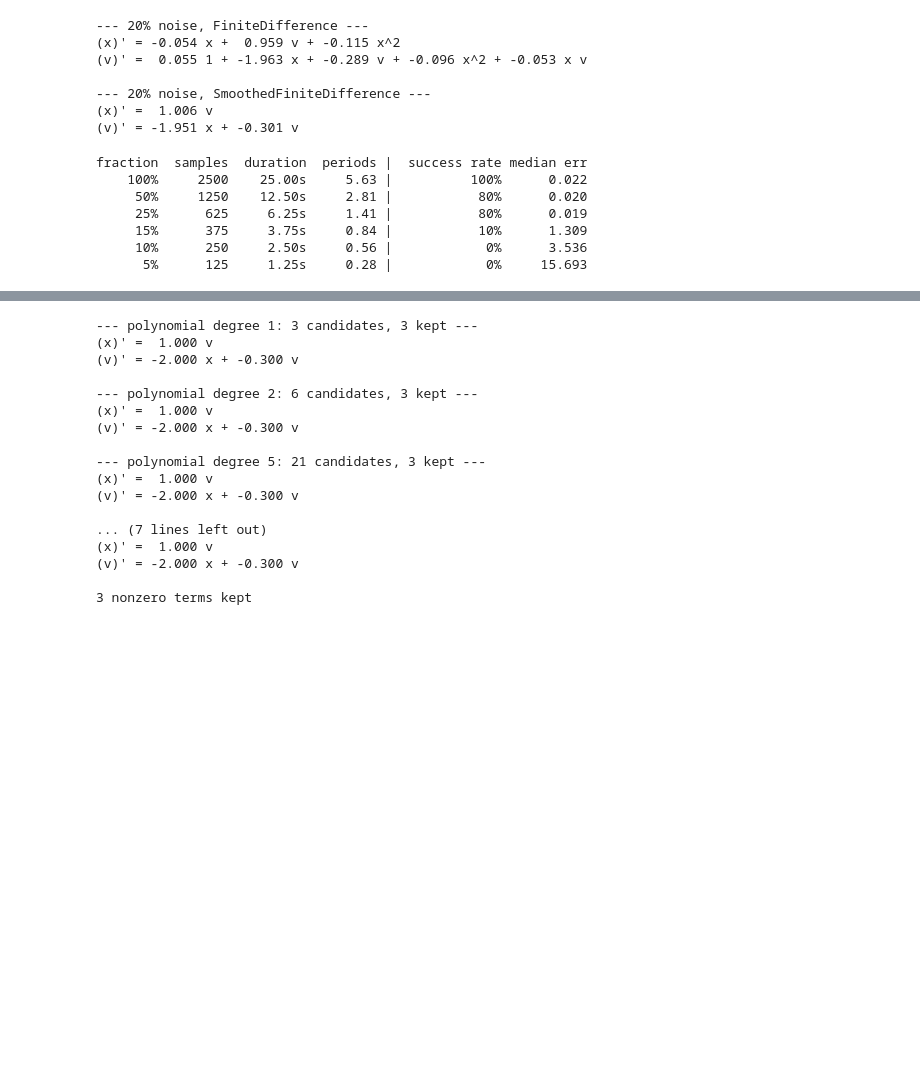
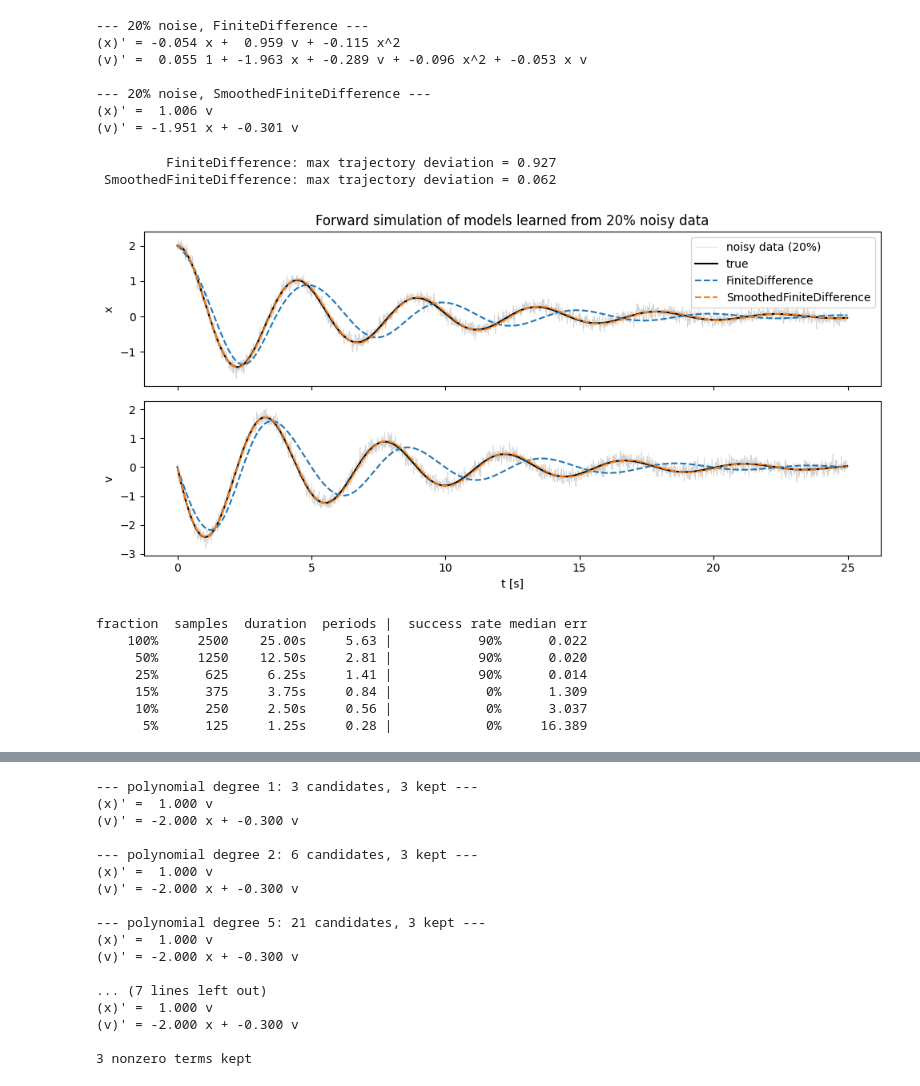
Before and after one commit to andreaprifti19/SINDy-Teaching-Usecases, a Jupyter notebook: notebooks/01_damped_oscillator.ipynb, the cells around one changed output, grey strips where cells are left out. Saved outputs shown, nothing was run; the diff lists cells and outputs as text; code cells hidden in the pictures; blank space fills up the shorter version.

```diff
--- a/notebooks/01_damped_oscillator.ipynb
+++ b/notebooks/01_damped_oscillator.ipynb
@@ -203,6 +203,31 @@ fit_sindy(X_noisy, diff_method=smoothed).print()
 --- 20% noise, SmoothedFiniteDifference ---
 (x)' =  1.006 v
 (v)' = -1.951 x + -0.301 v
+# %%
+# Do the models learned from noisy data still *predict* correctly?
+# Simulate the 20%-noise models forward and compare with the true trajectory.
+X_noisy = X + rng.normal(0, 0.20 * X.std(axis=0), X.shape)
+models = {"FiniteDifference": fit_sindy(X_noisy),
+          "SmoothedFiniteDifference": fit_sindy(X_noisy, diff_method=smoothed)}
+
+fig, ax = plt.subplots(2, 1, figsize=(10, 5), sharex=True)
+for i, name in enumerate(["x", "v"]):
+    ax[i].plot(t, X_noisy[:, i], color="lightgray", lw=0.5, label="noisy data (20%)")
+    ax[i].plot(t, X[:, i], "k", label="true")
+for label, mdl in models.items():
+    X_sim = mdl.simulate(x0, t)
+    for i in range(2):
+        ax[i].plot(t, X_sim[:, i], "--", label=label)
+    print(f"{label:>25}: max trajectory deviation = {np.abs(X_sim - X).max():.3f}")
+for i, name in enumerate(["x", "v"]):
+    ax[i].set_ylabel(name)
+ax[0].legend(loc="upper right"); ax[1].set_xlabel("t [s]")
+ax[0].set_title("Forward simulation of models learned from 20% noisy data")
+plt.tight_layout(); plt.show()
+# %% [output]
+         FiniteDifference: max trajectory deviation = 0.927
+ SmoothedFiniteDifference: max trajectory deviation = 0.062
+[figure, added]
 # %%
 fractions = [1.0, 0.5, 0.25, 0.15, 0.10, 0.05]
 period = 2 * np.pi / np.sqrt(k / m)
@@ -218,9 +243,9 @@ for fr in fractions:
     print(f"{fr*100:7.0f}% {n:8d} {n*dt:8.2f}s {n*dt/period:8.2f} | {np.mean(oks)*100:12.0f}% {np.median(errs):10.3f}")
 # %% [output]
 fraction  samples  duration  periods |  success rate median err
-    100%     2500    25.00s     5.63 |          100%      0.022
-     50%     1250    12.50s     2.81 |           80%      0.020
-     25%      625     6.25s     1.41 |           80%      0.019
-     15%      375     3.75s     0.84 |           10%      1.309
-     10%      250     2.50s     0.56 |            0%      3.536
-      5%      125     1.25s     0.28 |            0%     15.693
+    100%     2500    25.00s     5.63 |           90%      0.022
+     50%     1250    12.50s     2.81 |           90%      0.020
+     25%      625     6.25s     1.41 |           90%      0.014
+     15%      375     3.75s     0.84 |            0%      1.309
+     10%      250     2.50s     0.56 |            0%      3.037
+      5%      125     1.25s     0.28 |            0%     16.389
```
Also changed, not shown: parts of 2 cells of this notebook.
